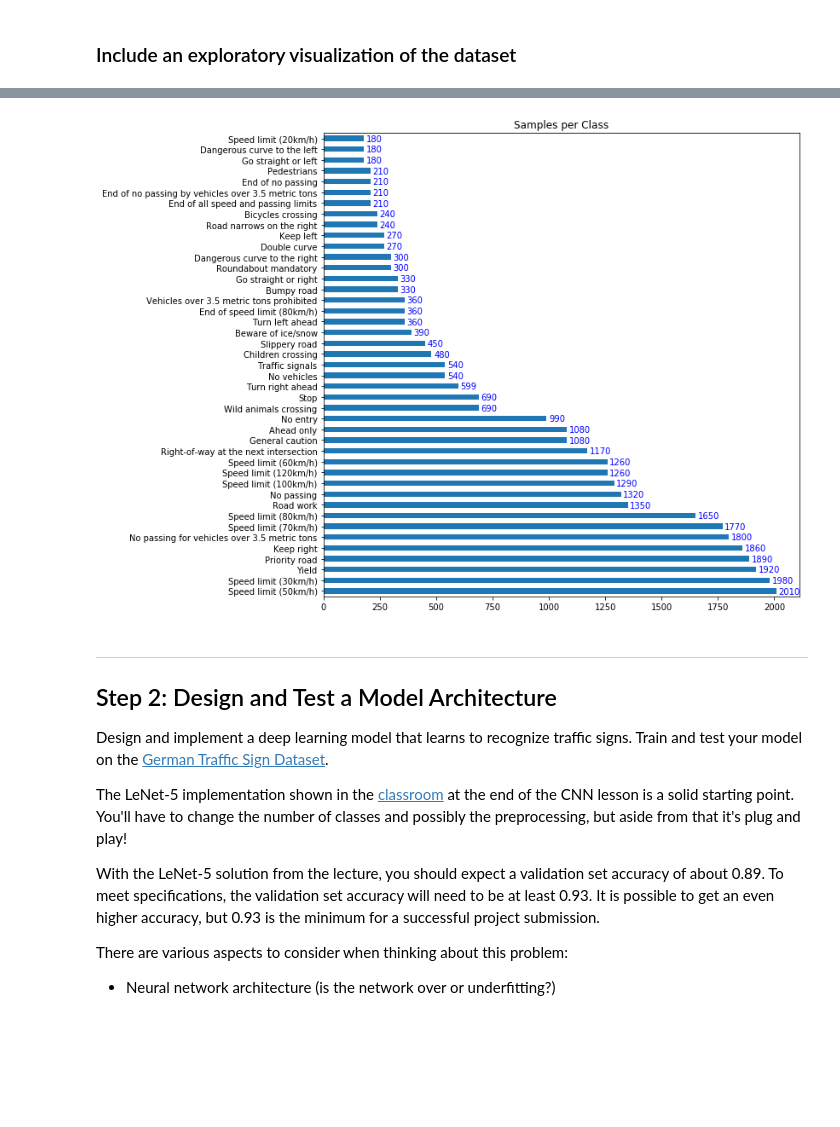
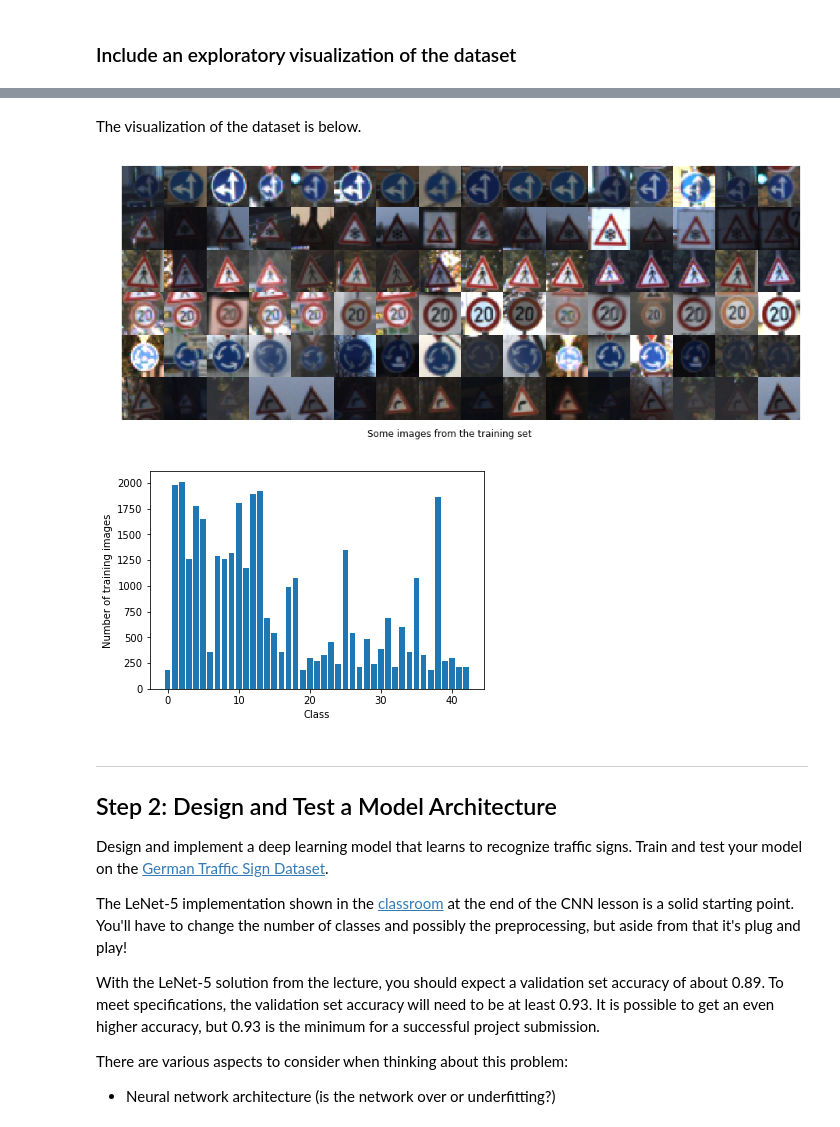
Before and after one commit to z-a-f/MOOCs, a Jupyter notebook: Udacity/CarND/CarND-Traffic-Sign-Classifier-Project/Traffic_Sign_Classifier.ipynb, the cells around one changed output, grey strips where cells are left out. Cells and saved outputs as stored; diff of their text form; code cells hidden in the pictures; blank space fills up the shorter version.

```diff
--- a/Udacity/CarND/CarND-Traffic-Sign-Classifier-Project/Traffic_Sign_Classifier.ipynb
+++ b/Udacity/CarND/CarND-Traffic-Sign-Classifier-Project/Traffic_Sign_Classifier.ipynb
@@ -209,15 +167,62 @@ for row in range(rows):
-# %%
-### Label Distribution in Training Data
-import pandas as pd
-
-y_train_df = pd.DataFrame()
-y_train_df['label'] = y_train_original
-ax = y_train_df['label'].value_counts().plot(kind='barh', figsize = (10,10), title='Samples per Class')
-ax.set_yticklabels(list(map(lambda x: label_map[x], y_train_df['label'].value_counts().index.tolist())))
-for i, v in enumerate(y_train_df['label'].value_counts()):
-    ax.text(v + 10, i - 0.25, str(v), color='blue')
-# %% [output]
-[figure, removed]
+# %% [markdown]
+The visualization of the dataset is below.
+# %%
+def assort_indices_by_class(y):
+    ret =  [[] for class_ in range(n_classes)]
+    for i in range(y.shape[0]):
+        ret[y[i]].append(i)
+    return ret
+
+def show_demo_grid(X, y, title):
+    classes_to_show = 6
+    samples_to_show = 16
+
+    is_gray = (len(X.shape) == 3)
+
+    height = X.shape[1]
+    width = X.shape[2]
+    if not is_gray:
+        depth = X.shape[3]
+
+    indices_by_class = assort_indices_by_class(y)
+
+    if is_gray:
+        grid_shape = (classes_to_show * height, samples_to_show * width)
+    else:
+        grid_shape = (classes_to_show * height, samples_to_show * width, depth)
+
+    grid = np.empty(grid_shape, dtype=X.dtype)
+
+    row = 0
+    for c in random.sample(range(n_classes), classes_to_show):
+        col = 0
+        for i in random.sample(indices_by_class[c], samples_to_show):
+            grid[row * height : (row+1) * height, col * width : (col+1) * width] = X[i]
+            col = col + 1
+        row = row + 1
+
+    dpi = 32
+    fig = plt.figure(0, (grid_shape[1] / dpi, grid_shape[0] / dpi))
+    fig.suptitle(title, y=0.1)
+    plt.axis("off")
+    if is_gray:
+        plt.imshow(grid, cmap='gray', vmin=-1, vmax=1)
+    else:
+        plt.imshow(grid)
+    plt.show()
+
+def show_samples_per_class(y):
+    indices_by_class = assort_indices_by_class(y)
+    plt.bar(range(n_classes), list(map(lambda i: len(indices_by_class[i]), range(n_classes))))
+    plt.xlabel("Class")
+    plt.ylabel("Number of training images")
+    plt.show()
+
+show_demo_grid(X_train, y_train, "Some images from the training set")
+show_samples_per_class(y_train)
+# %% [output]
+[figure, added]
+[figure, added]
 # %% [markdown]
 ----
 
```
Also changed, not shown: parts of 61 cells of this notebook, 4 other files.
